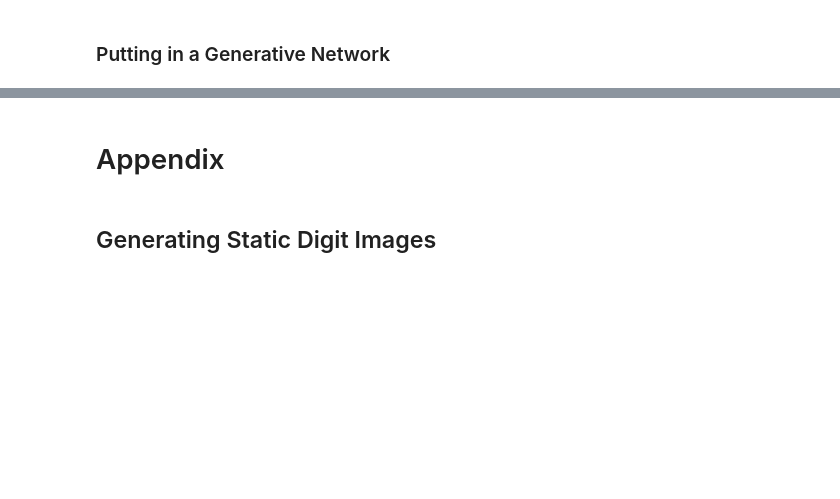
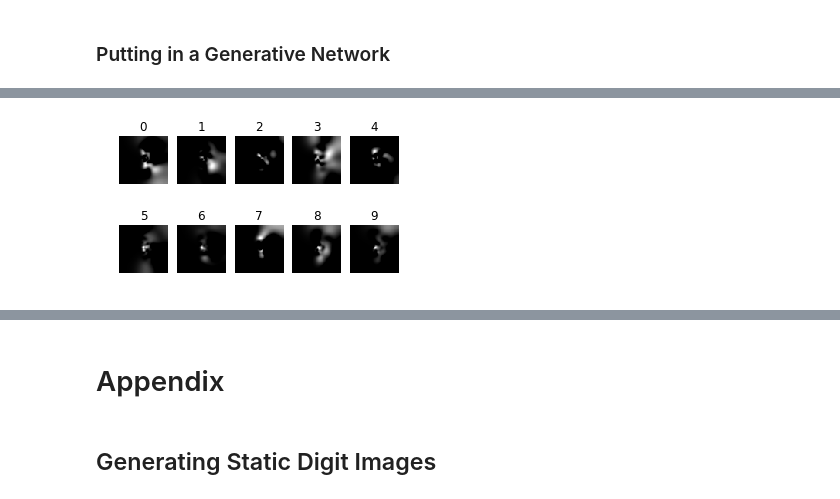
Before and after one commit to wjmn/bmedsc-exploratory, a Jupyter notebook: 03-psychophysics/index.ipynb, the cells around one changed output, grey strips where cells are left out. Drawn from its saved outputs; the diff is of its cells as text; code cells hidden in the pictures; blank space fills up the shorter version.

Commit message:
Working generative network assessed against MNIST decoder.

```diff
--- a/03-psychophysics/index.ipynb
+++ b/03-psychophysics/index.ipynb
@@ -874,3 +901,5 @@ mnist_model_path = "./data/models/mnist.h5"
 mnist_model = tf.keras.models.load_model(mnist_model_path)
 # %% [markdown]
 ### Putting in a Generative Network
+# %%
+mnist_model.trainable = False
@@ -879,9 +950,9 @@ digit_aliased_model.trainable = False
 # %%
 encoder = Sequential([
     digit_aliased_model,
-    layers.Dense(12 * 12 * 4, use_bias=False),
-    layers.LeakyReLU(),
-    layers.Dropout(0.1),
+    #layers.Dense(12, use_bias=False),
+    #layers.LeakyReLU(),
+    #layers.Dropout(0.1),
     layers.Dense(12 * 12, use_bias=False)
 ])
 # %%
@@ -910,3 +975,5 @@ _________________________________________________________________
+# %%
+grid = PolarRegularGrid(12, 12, 64, 64)
 # %%
 cross_entropy = tf.keras.losses.CategoricalCrossentropy()
 
@@ -959,0 +1029,3 @@ checkpoint = tf.train.Checkpoint(encoder_optimizer=encoder_optimizer,
+# %%
+BATCH_SIZE = 500
+BATCHES = BUFFER_SIZE // BATCH_SIZE
@@ -985,3 +1072,17 @@ def train(epochs):
     generate_and_save_images(encoder,
                            epochs,
                            display_digit_images)
+# %%
+losses = []
+
+generate_and_save_images(encoder,
+                         0,
+                         display_digit_images
+                         )
+
+loss = encoder_loss(tf.one_hot(digits[:BATCH_SIZE], 10), mnist_model(tf.map_fn(grid.render_tensor, encoder(digit_images[:BATCH_SIZE])))).numpy()
+losses.append(loss)
+
+print(f"At initialisation, loss = {loss}")
+# %% [output]
+[figure, added]
```
Also changed, not shown: parts of 21 cells of this notebook, 5 other files.
